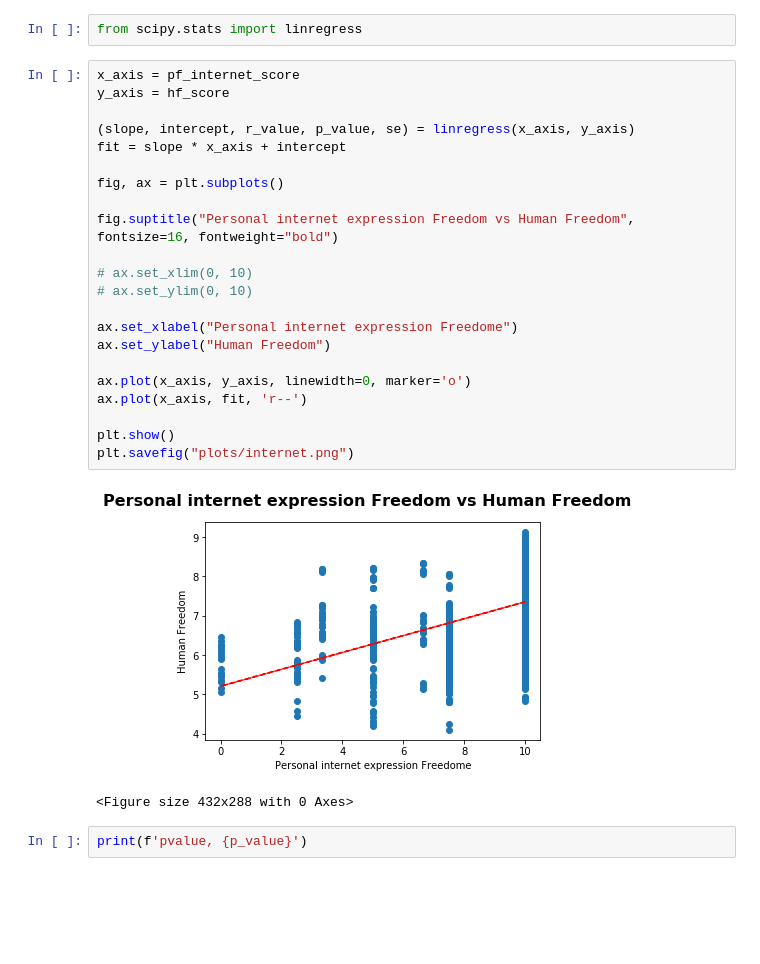
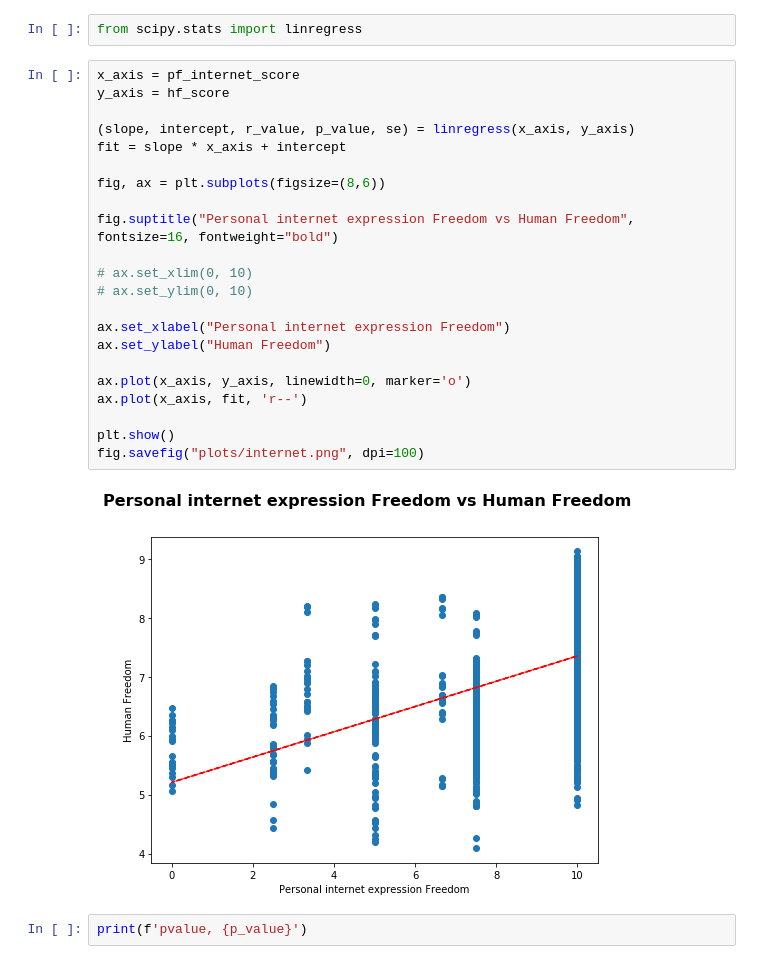
Before and after one commit to shamrockbandit/Project1_repo, a Jupyter notebook: pf_internet score vs hf_score.ipynb, the cells around one changed output. Drawn from its saved outputs; the diff is of its cells as text; blank space fills up the shorter version.

Commit message:
fixed image save problem.  moved plots to plots folder

```diff
--- a/pf_internet score vs hf_score.ipynb
+++ b/pf_internet score vs hf_score.ipynb
@@ -79,28 +79,27 @@ from scipy.stats import linregress
 # %%
 x_axis = pf_internet_score
 y_axis = hf_score
 
 (slope, intercept, r_value, p_value, se) = linregress(x_axis, y_axis)
 fit = slope * x_axis + intercept
 
-fig, ax = plt.subplots()
+fig, ax = plt.subplots(figsize=(8,6))
 
 fig.suptitle("Personal internet expression Freedom vs Human Freedom", fontsize=16, fontweight="bold")
 
 # ax.set_xlim(0, 10)
 # ax.set_ylim(0, 10)
 
-ax.set_xlabel("Personal internet expression Freedome")
+ax.set_xlabel("Personal internet expression Freedom")
 ax.set_ylabel("Human Freedom")
 
 ax.plot(x_axis, y_axis, linewidth=0, marker='o')
 ax.plot(x_axis, fit, 'r--')
 
 plt.show()
-plt.savefig("plots/internet.png")
+fig.savefig("plots/internet.png", dpi=100)
 # %% [output]
-[figure, old version]
+[figure, new version]
-<Figure size 432x288 with 0 Axes>
 # %%
 print(f'pvalue, {p_value}')
 # %% [output]
```
Also changed, not shown: 4 other files.
